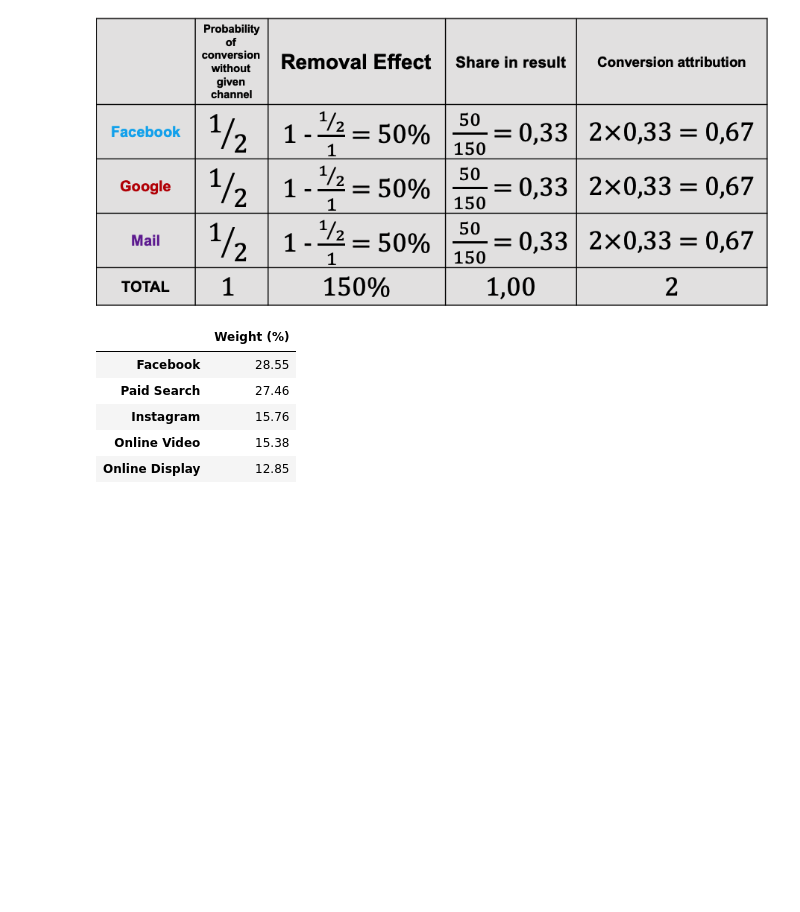
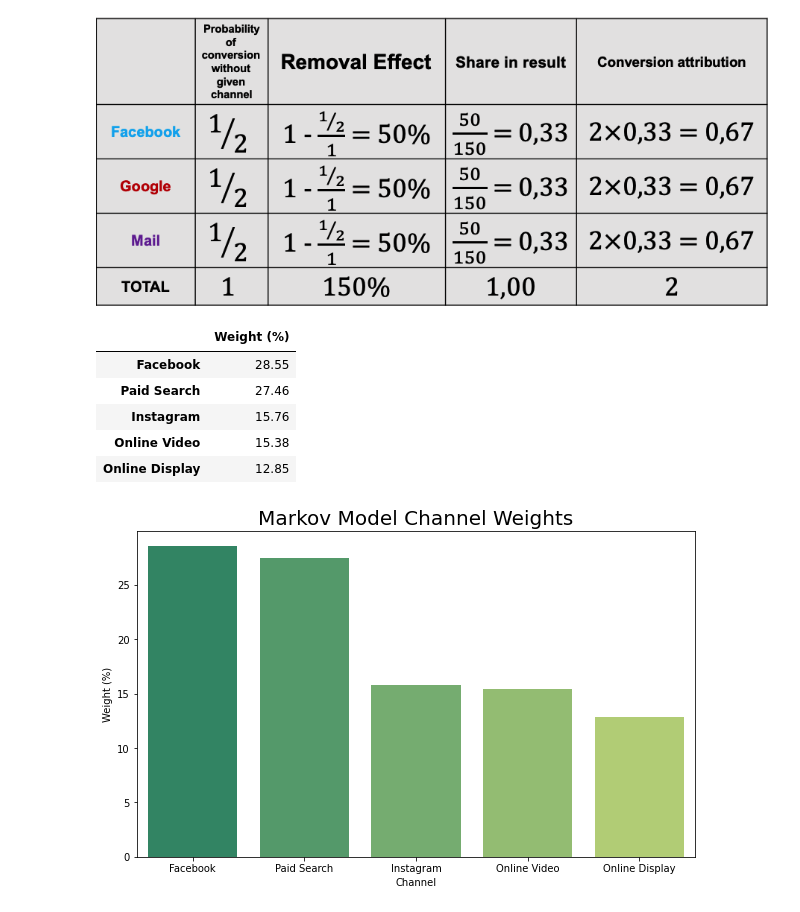
Before and after one commit to camille-004/attribution-modeling, a Jupyter notebook: probabilistic_attribution.ipynb, the cells around one changed output. Cells and saved outputs as stored; diff of their text form; code cells hidden in the pictures; blank space fills up the shorter version.

```diff
--- a/probabilistic_attribution.ipynb
+++ b/probabilistic_attribution.ipynb
@@ -178,12 +178,18 @@ def removal_effects(df, conversion_rate):
 
 
 def markov_chain_allocations(removal_effects, total_conversions):
+    """
+    Allocate removal effect values to Markov chain dictionary
+    """
     re_sum = np.sum(list(removal_effects.values()))
     return {k: (v / re_sum) * total_conversions for k, v
             in removal_effects.items()}
 
 
 def markov_model(df, conv_col, channel_col, user_id):
+    """
+    Build Markov chain probabilistic attribution model
+    """
     df = df.sort_values(user_id)
 
     # Increase number of visits for user each time it occurs in record
@@ -239,8 +245,8 @@ def markov_model(df, conv_col, channel_col, user_id):
     res_markov['Weight (%)'] = res_markov.apply(
         lambda x: round((x['weight'] / _sum) * 100, 2), 1)
     res_markov.drop(['weight'], 1, inplace=True)
-    res_markov = res_markov.sort_index()
-    return res_markov.sort_values('Weight (%)', ascending=False)
+    res_markov = res_markov.sort_values('Weight (%)', ascending=False)
+    return res_markov
 
 
 markov = markov_model(df, 'conversion', 'channel', 'cookie')
@@ -252,3 +258,11 @@ markov
 | Instagram | 15.76 |
 | Online Video | 15.38 |
 | Online Display | 12.85 |
+# %%
+plt.subplots(figsize=(10, 6))
+sns.barplot(data=markov, x=markov.index, y='Weight (%)')
+plt.xlabel('Channel')
+plt.title('Markov Model Channel Weights', fontsize=20)
+plt.savefig('plots/markov.png')
+# %% [output]
+[figure, added]
```
Also changed, not shown: parts of 4 cells of this notebook, 5 other files.
